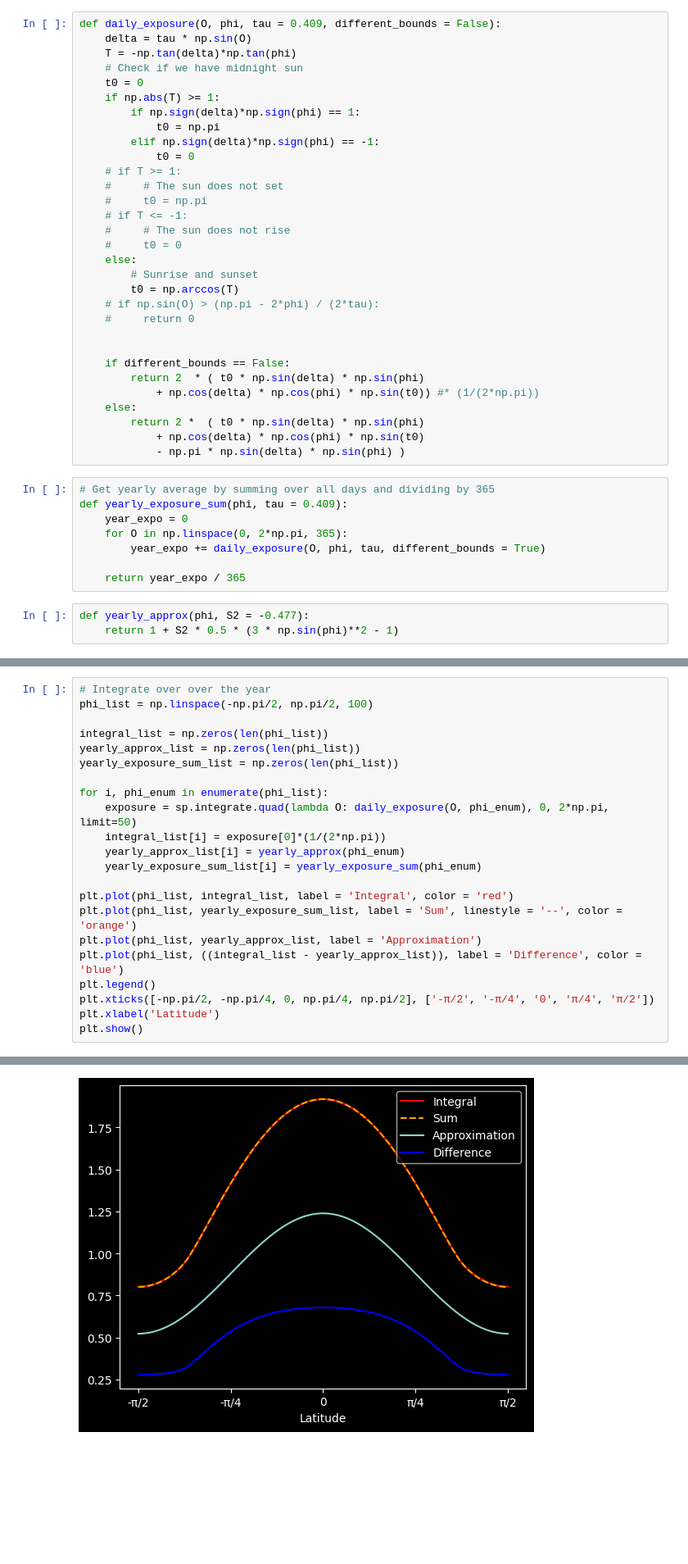
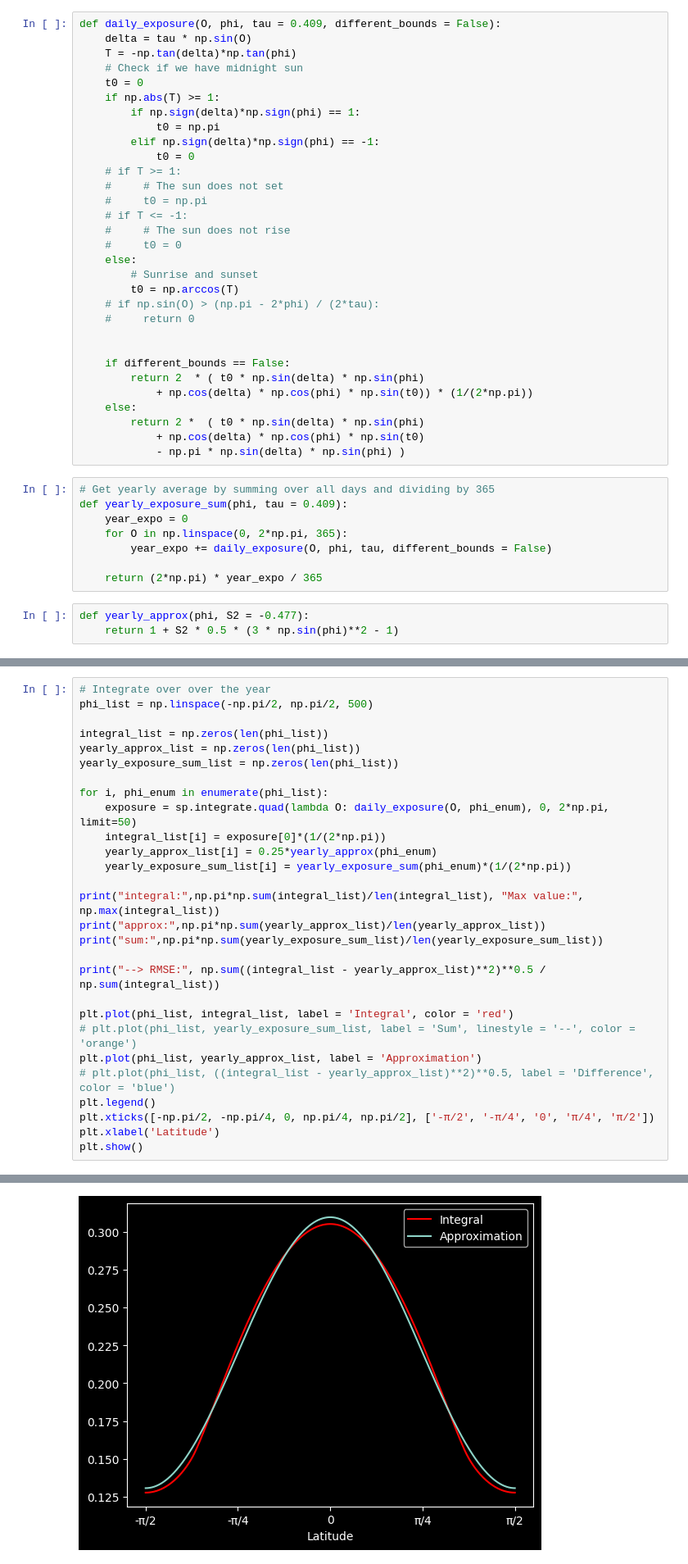
Before and after one commit to aledha/TMA4195-Project, a Jupyter notebook: Question7.ipynb, the cells around one changed output, grey strips where cells are left out. Shown at 82% size. Saved outputs shown, nothing was run; the diff lists cells and outputs as text; blank space fills up the shorter version.

```diff
--- a/Question7.ipynb
+++ b/Question7.ipynb
@@ -32,7 +32,7 @@ def daily_exposure(O, phi, tau = 0.409, different_bounds = False):
 
     if different_bounds == False:
         return 2  * ( t0 * np.sin(delta) * np.sin(phi)
-            + np.cos(delta) * np.cos(phi) * np.sin(t0)) #* (1/(2*np.pi))
+            + np.cos(delta) * np.cos(phi) * np.sin(t0)) * (1/(2*np.pi))
     else:
         return 2 *  ( t0 * np.sin(delta) * np.sin(phi)
             + np.cos(delta) * np.cos(phi) * np.sin(t0)
@@ -42,9 +42,9 @@ def daily_exposure(O, phi, tau = 0.409, different_bounds = False):
 def yearly_exposure_sum(phi, tau = 0.409):
     year_expo = 0
     for O in np.linspace(0, 2*np.pi, 365):
-        year_expo += daily_exposure(O, phi, tau, different_bounds = True)
+        year_expo += daily_exposure(O, phi, tau, different_bounds = False)
 
-    return year_expo / 365
+    return (2*np.pi) * year_expo / 365
 # %%
 def yearly_approx(phi, S2 = -0.477):
     return 1 + S2 * 0.5 * (3 * np.sin(phi)**2 - 1)
@@ -51,6 +69,6 @@ def yearly_approx(phi, S2 = -0.477):
 # %%
 # Integrate over over the year
-phi_list = np.linspace(-np.pi/2, np.pi/2, 100)
+phi_list = np.linspace(-np.pi/2, np.pi/2, 500)
 
 integral_list = np.zeros(len(phi_list))
 yearly_approx_list = np.zeros(len(phi_list))
@@ -59,13 +77,19 @@ yearly_exposure_sum_list = np.zeros(len(phi_list))
 for i, phi_enum in enumerate(phi_list):
     exposure = sp.integrate.quad(lambda O: daily_exposure(O, phi_enum), 0, 2*np.pi, limit=50)
     integral_list[i] = exposure[0]*(1/(2*np.pi))
-    yearly_approx_list[i] = yearly_approx(phi_enum)
-    yearly_exposure_sum_list[i] = yearly_exposure_sum(phi_enum)
+    yearly_approx_list[i] = 0.25*yearly_approx(phi_enum)
+    yearly_exposure_sum_list[i] = yearly_exposure_sum(phi_enum)*(1/(2*np.pi))
+
+print("integral:",np.pi*np.sum(integral_list)/len(integral_list), "Max value:", np.max(integral_list))
+print("approx:",np.pi*np.sum(yearly_approx_list)/len(yearly_approx_list))
+print("sum:",np.pi*np.sum(yearly_exposure_sum_list)/len(yearly_exposure_sum_list))
+
+print("--> RMSE:", np.sum((integral_list - yearly_approx_list)**2)**0.5 / np.sum(integral_list))
 
 plt.plot(phi_list, integral_list, label = 'Integral', color = 'red')
-plt.plot(phi_list, yearly_exposure_sum_list, label = 'Sum', linestyle = '--', color = 'orange')
+# plt.plot(phi_list, yearly_exposure_sum_list, label = 'Sum', linestyle = '--', color = 'orange')
 plt.plot(phi_list, yearly_approx_list, label = 'Approximation')
-plt.plot(phi_list, ((integral_list - yearly_approx_list)), label = 'Difference', color = 'blue')
+# plt.plot(phi_list, ((integral_list - yearly_approx_list)**2)**0.5, label = 'Difference', color = 'blue')
 plt.legend()
 plt.xticks([-np.pi/2, -np.pi/4, 0, np.pi/4, np.pi/2], ['-π/2', '-π/4', '0', 'π/4', 'π/2'])
 plt.xlabel('Latitude')
@@ -74,4 +102,4 @@ plt.show()
-[figure, old version]
+[figure, new version]
 # %%
 Orbit_list = np.linspace(0, 2*np.pi, 1000)
 # Latitude_list = np.linspace(-np.pi, np.pi/2, 15)
```
Also changed, not shown: parts of 5 cells of this notebook, 1 other file.
